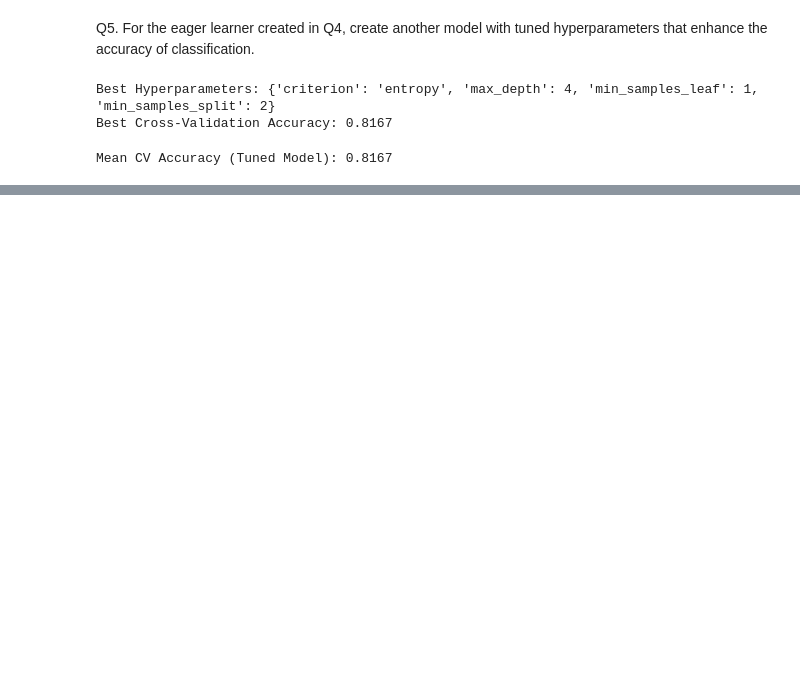
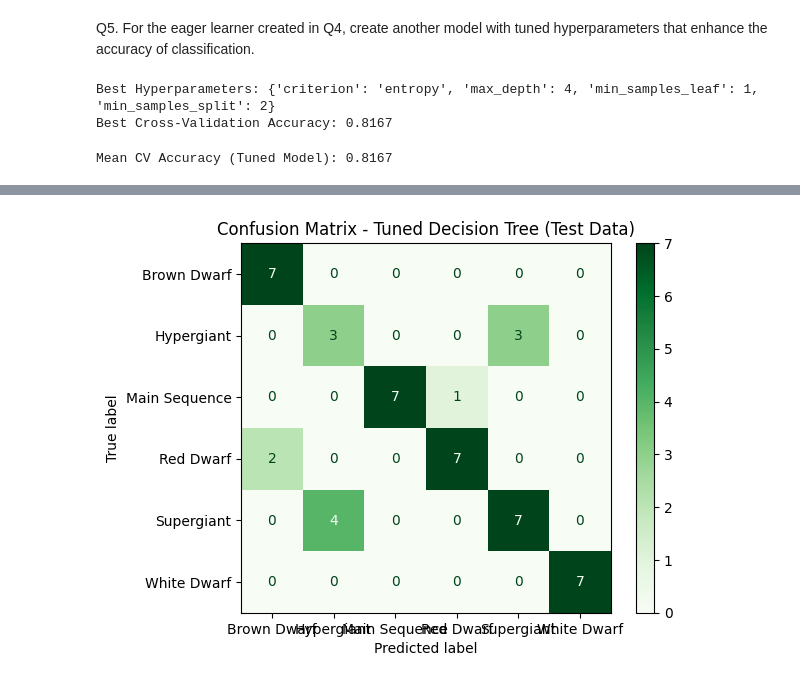
Before and after one commit to IreneWanjiruKariuki/AI-Coursework-2025, a Jupyter notebook: Stars_Classification.ipynb, the cells around one changed output, grey strips where cells are left out. Cells and saved outputs as stored; diff of their text form; code cells hidden in the pictures; blank space fills up the shorter version.

```diff
--- a/Stars_Classification.ipynb
+++ b/Stars_Classification.ipynb
@@ -358,0 +388,11 @@ plt.show()
+# %%
+# Step: Make predictions using the testing data
+y_pred = best_dt.predict(X_test)
+
+# Step: Compare Actual vs Predicted Categories
+results = pd.DataFrame({
+    'Actual Category': y_test.values,
+    'Predicted Category': y_pred
+})
+print("\nSample Prediction Results (Tuned Model):")
+print(results.head(5))
@@ -358,0 +407,9 @@ plt.show()
+# %%
+# Step: Create and display the confusion matrix
+cm = confusion_matrix(y_test, y_pred)
+disp = ConfusionMatrixDisplay(confusion_matrix=cm, display_labels=best_dt.classes_)
+disp.plot(cmap='Greens', values_format='d')
+plt.title("Confusion Matrix - Tuned Decision Tree (Test Data)")
+plt.show()
+# %% [output]
+[figure, added]
```
Also changed, not shown: parts of 12 cells of this notebook.
